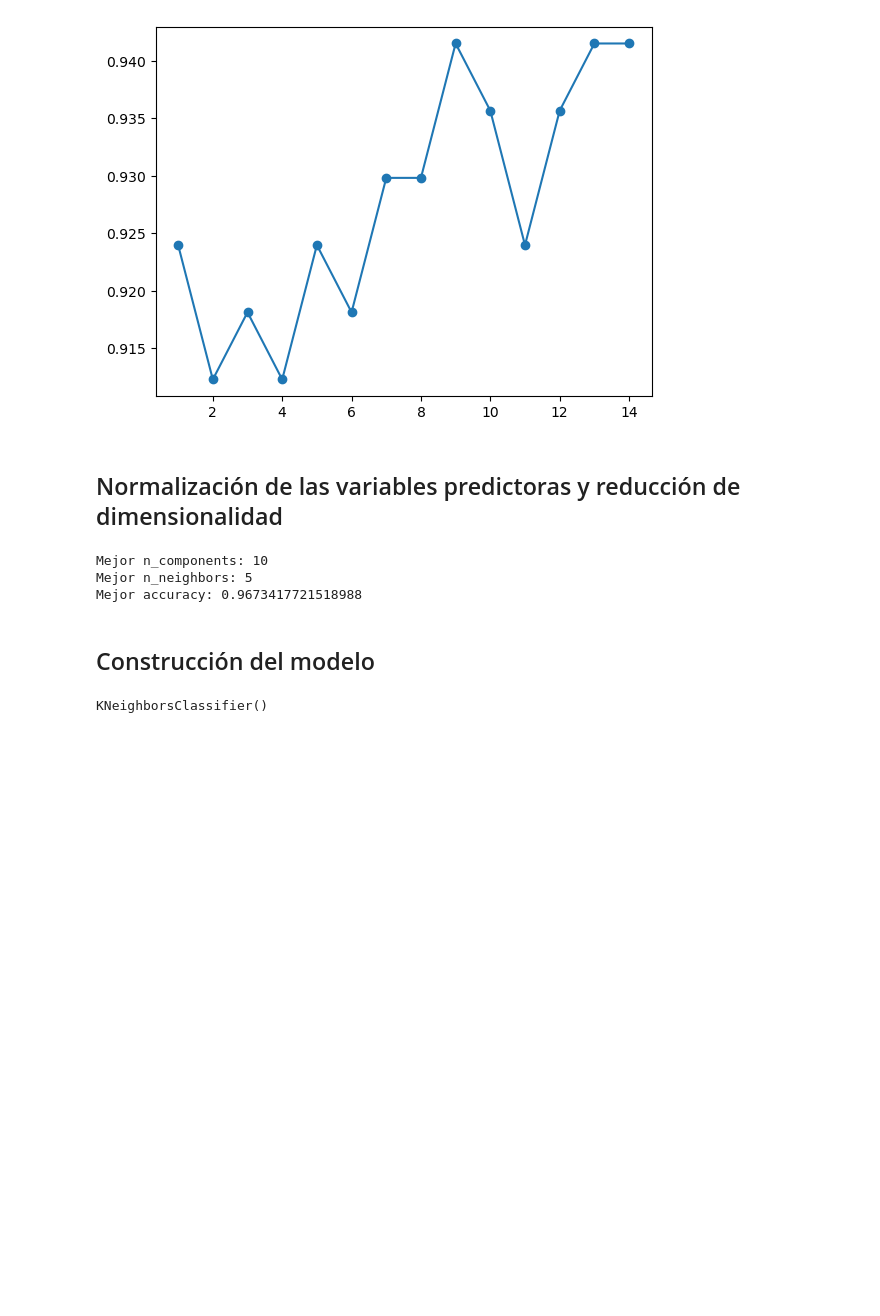
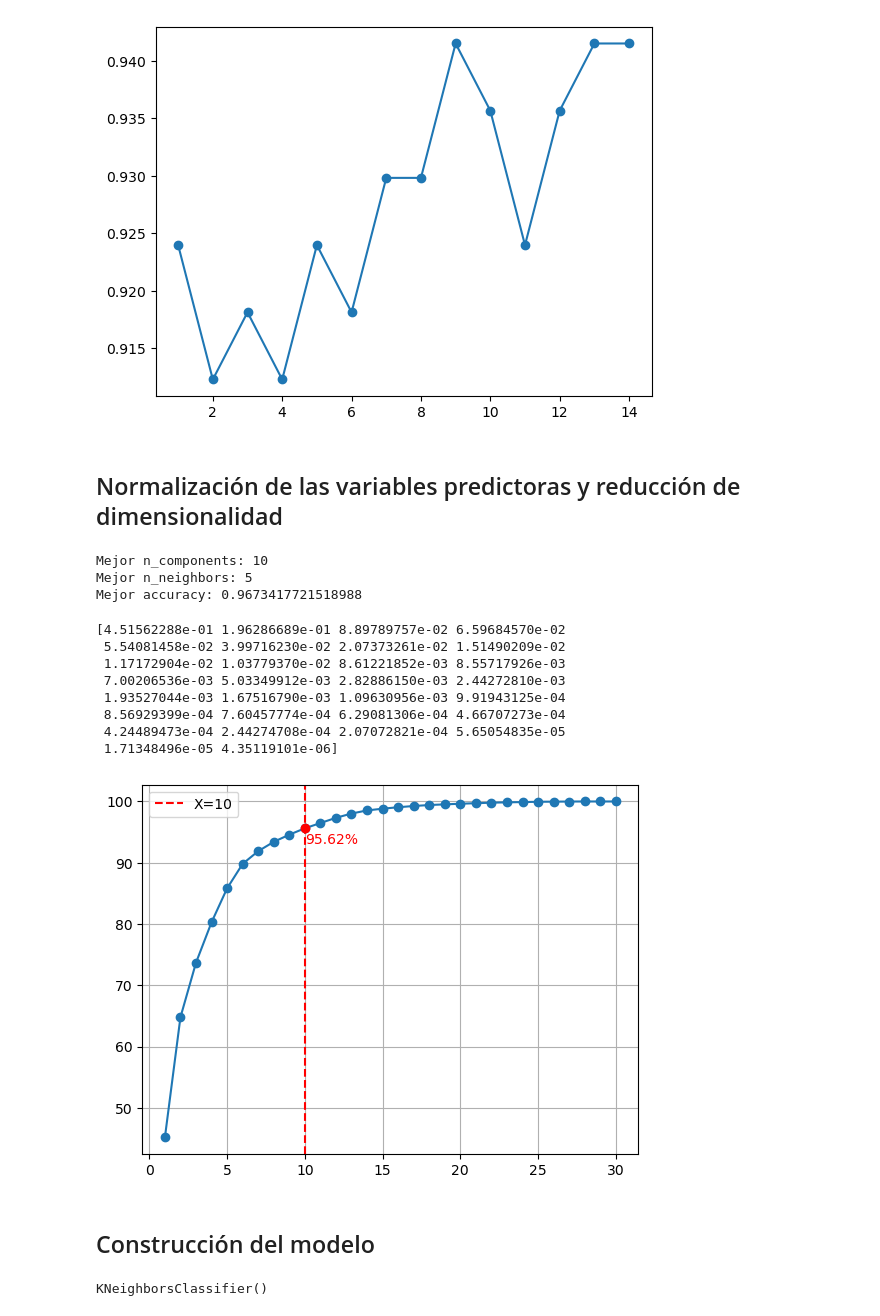
Before and after one commit to Alexis-martinezr/Machine-learning-biociencias, a Jupyter notebook: Clasificación de tumores - maligno vs benigno empleando KNeighborsClassifier.ipynb, the cells around one changed output. Drawn from its saved outputs; the diff is of its cells as text; code cells hidden in the pictures; blank space fills up the shorter version.

```diff
--- a/Clasificación de tumores - maligno vs benigno empleando KNeighborsClassifier.ipynb
+++ b/Clasificación de tumores - maligno vs benigno empleando KNeighborsClassifier.ipynb
@@ -210,6 +210,30 @@ print("Mejor accuracy:", max(knn_scores))
 Mejor n_components: 10
 Mejor n_neighbors: 5
 Mejor accuracy: 0.9673417721518988
+# %%
+var = pca.explained_variance_ratio_
+print(var)
+sum_var = np.cumsum(var)
+sum_var_percent = np.round(sum_var, decimals=4)*100
+# Gráfico de la varianza acumulada, esto me indica cuanta varianza explica cada componente principal acumulativamente.
+plt.grid()
+plt.plot(range(1, len(var) + 1), sum_var_percent, marker='o')
+plt.axvline(x=10, color='red', linestyle='--', label='X=10')
+y_value = sum_var_percent[9]  # recuerda que Python indexa desde 0
+plt.scatter(10, y_value, color='red', zorder=5)
+plt.text(10, y_value-2.5, f"{y_value:.2f}%", color="red")
+plt.legend()
+plt.show()
+# %% [output]
+[4.51562288e-01 1.96286689e-01 8.89789757e-02 6.59684570e-02
+ 5.54081458e-02 3.99716230e-02 2.07373261e-02 1.51490209e-02
+ 1.17172904e-02 1.03779370e-02 8.61221852e-03 8.55717926e-03
+ 7.00206536e-03 5.03349912e-03 2.82886150e-03 2.44272810e-03
+ 1.93527044e-03 1.67516790e-03 1.09630956e-03 9.91943125e-04
+ 8.56929399e-04 7.60457774e-04 6.29081306e-04 4.66707273e-04
+ 4.24489473e-04 2.44274708e-04 2.07072821e-04 5.65054835e-05
+ 1.71348496e-05 4.35119101e-06]
+[figure, added]
 # %% [markdown]
 ## Construcción del modelo
 # %%
```
Also changed, not shown: parts of 1 cell of this notebook, 6 other files.
